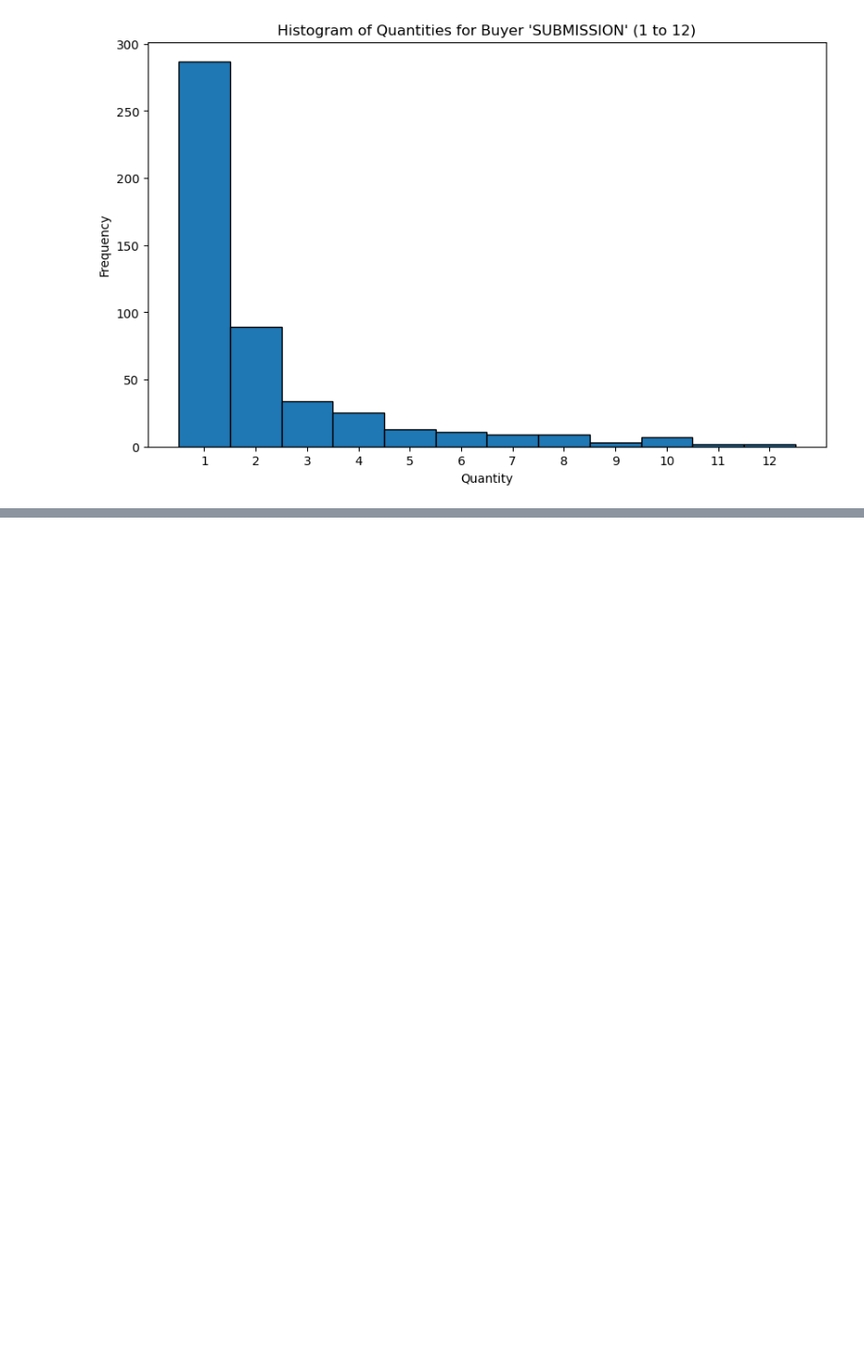
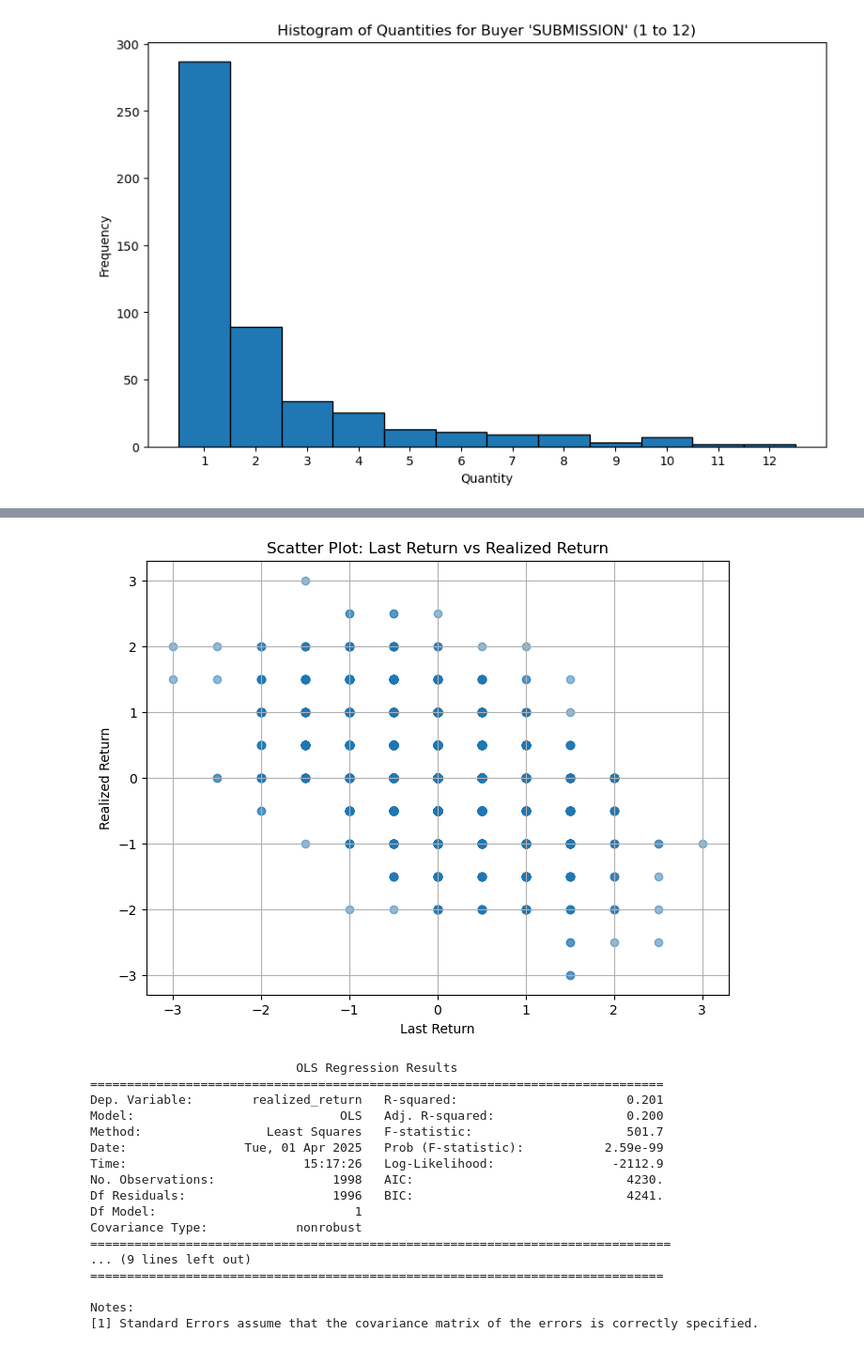
Before and after one commit to UlrichVestuche/IMC-Prosperity-3, a Jupyter notebook: Tutorial/data.ipynb, the cells around one changed output, grey strips where cells are left out. Shown at 94% size. Saved outputs shown, nothing was run; the diff lists cells and outputs as text; code cells hidden in the pictures; blank space fills up the shorter version.

```diff
--- a/Tutorial/data.ipynb
+++ b/Tutorial/data.ipynb
@@ -301,0 +500,53 @@ plt.show()
+# %%
+import pandas as pd
+import statsmodels.api as sm
+import matplotlib.pyplot as plt
+
+# Ensure you have your 'returns' column in df_kelp.
+# Create two new columns: one for last return and one for realized return.
+df_kelp['last_return'] = df_kelp['returns'].shift(-1)  # Shifts returns upward: previous value becomes predictor.
+df_kelp['realized_return'] = df_kelp['returns']
+
+# Drop rows that contain NaN values (which occur due to shifting)
+df_clean = df_kelp.dropna(subset=['last_return', 'realized_return'])
+
+# Plot the data to verify the relationship
+plt.figure(figsize=(8, 6))
+plt.scatter(df_clean['last_return'], df_clean['realized_return'], alpha=0.5)
+plt.xlabel('Last Return')
+plt.ylabel('Realized Return')
+plt.title('Scatter Plot: Last Return vs Realized Return')
+plt.grid(True)
+plt.show()
+
+# Set up the independent variable (X) and dependent variable (Y)
+X = df_clean['last_return']
+Y = df_clean['realized_return']
+
+# Add a constant to include an intercept in the model
+X = sm.add_constant(X)
+
+# Fit the OLS regression model
+model = sm.OLS(Y, X).fit()
+
+# Print the regression summary which includes the estimated beta (slope) and other statistics
+print(model.summary())
+# %% [output]
+[figure, added]
+                            OLS Regression Results
+==============================================================================
+Dep. Variable:        realized_return   R-squared:                       0.201
+Model:                            OLS   Adj. R-squared:                  0.200
+Method:                 Least Squares   F-statistic:                     501.7
+Date:                Tue, 01 Apr 2025   Prob (F-statistic):           2.59e-99
+Time:                        15:17:26   Log-Likelihood:                -2112.9
+No. Observations:                1998   AIC:                             4230.
+Df Residuals:                    1996   BIC:                             4241.
+Df Model:                           1
+Covariance Type:            nonrobust
+===============================================================================
+... (9 lines left out)
+==============================================================================
+
+Notes:
+[1] Standard Errors assume that the covariance matrix of the errors is correctly specified.
```
Also changed, not shown: parts of 13 cells of this notebook, 4 other files.
